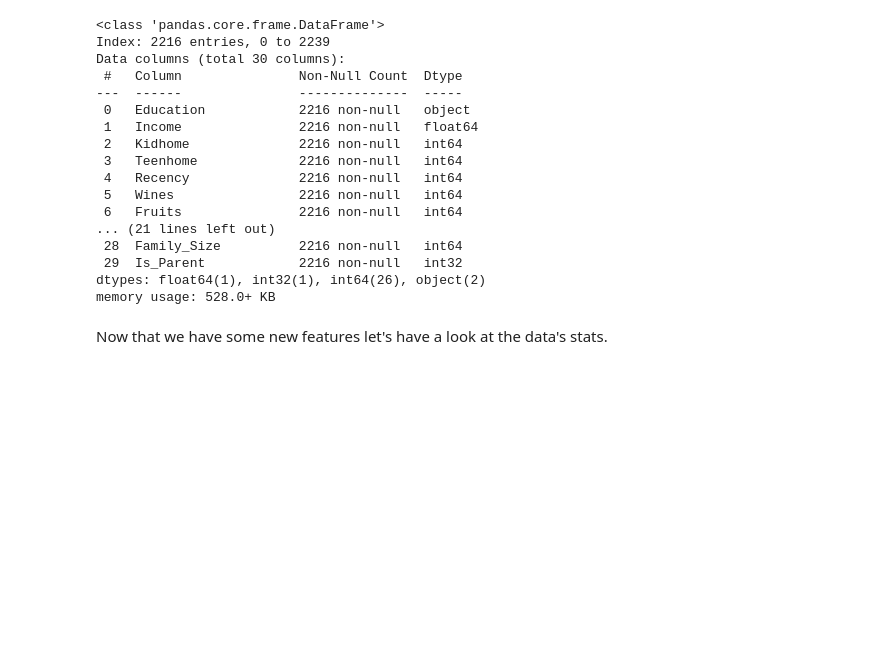
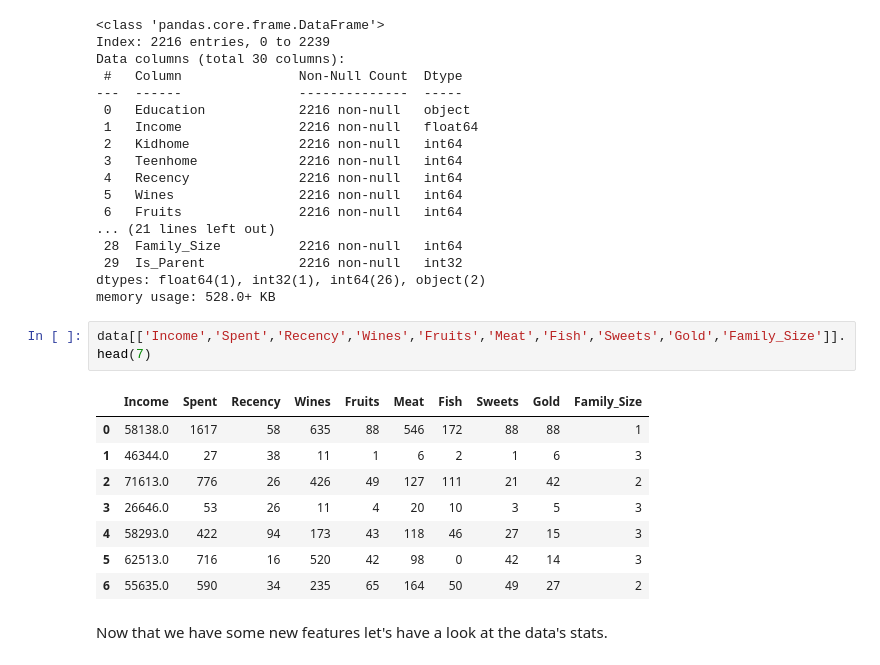
Before and after one commit to chaudhary-pawan/Customer_segmentation, a Jupyter notebook: customer-segmentation-clustering-final.ipynb, the cells around one changed output. Drawn from its saved outputs; the diff is of its cells as text; blank space fills up the shorter version.

```diff
--- a/customer-segmentation-clustering-final.ipynb
+++ b/customer-segmentation-clustering-final.ipynb
@@ -196,6 +196,17 @@ Data columns (total 30 columns):
  29  Is_Parent            2216 non-null   int32
 dtypes: float64(1), int32(1), int64(26), object(2)
 memory usage: 528.0+ KB
+# %%
+data[['Income','Spent','Recency','Wines','Fruits','Meat','Fish','Sweets','Gold','Family_Size']].head(7)
+# %% [output]
+|  | Income | Spent | Recency | Wines | Fruits | Meat | Fish | Sweets | Gold | Family_Size |
+| 0 | 58138.0 | 1617 | 58 | 635 | 88 | 546 | 172 | 88 | 88 | 1 |
+| 1 | 46344.0 | 27 | 38 | 11 | 1 | 6 | 2 | 1 | 6 | 3 |
+| 2 | 71613.0 | 776 | 26 | 426 | 49 | 127 | 111 | 21 | 42 | 2 |
+| 3 | 26646.0 | 53 | 26 | 11 | 4 | 20 | 10 | 3 | 5 | 3 |
+| 4 | 58293.0 | 422 | 94 | 173 | 43 | 118 | 46 | 27 | 15 | 3 |
+| 5 | 62513.0 | 716 | 16 | 520 | 42 | 98 | 0 | 42 | 14 | 3 |
+| 6 | 55635.0 | 590 | 34 | 235 | 65 | 164 | 50 | 49 | 27 | 2 |
 # %% [markdown]
 Now that we have some new features let's have a look at the data's stats.
 # %% [markdown]
```
Also changed, not shown: parts of 2 cells of this notebook.
